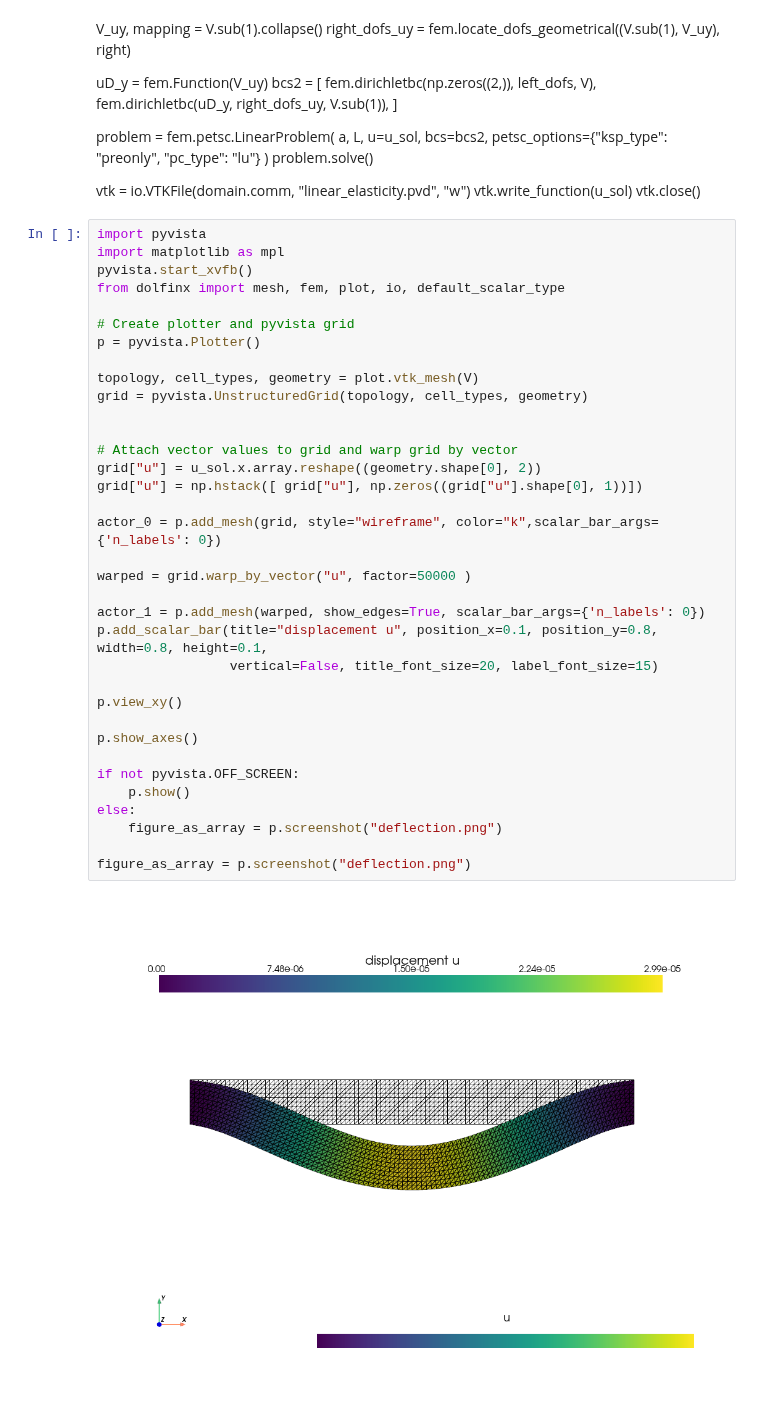
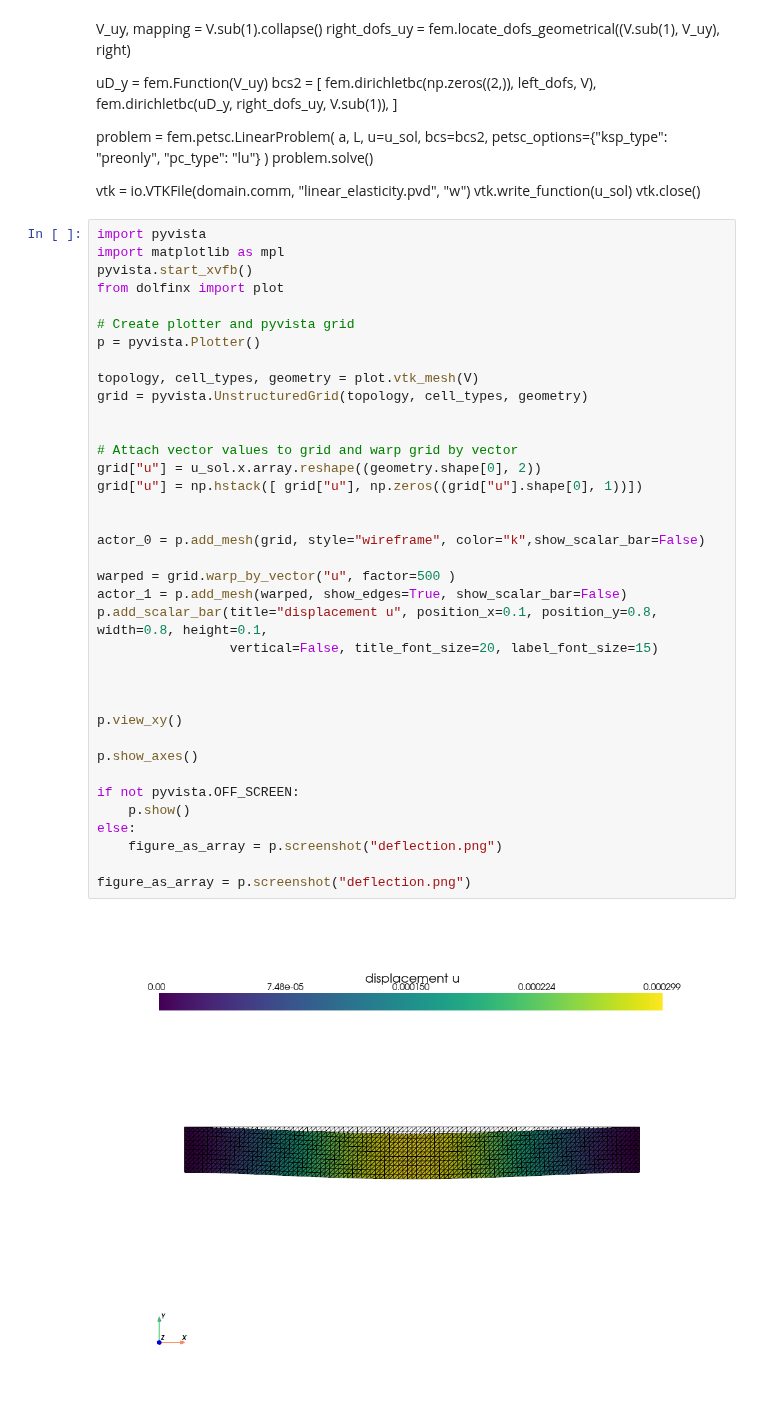
Before and after one commit to yanjun96/thermal_mechanics_fenicsx, a Jupyter notebook: mech_disc/linear_elasticity_jeremy.ipynb, the cells around one changed output. Cells and saved outputs as stored; diff of their text form.

Commit message:
plot bar

```diff
--- a/mech_disc/linear_elasticity_jeremy.ipynb
+++ b/mech_disc/linear_elasticity_jeremy.ipynb
@@ -132,36 +132,38 @@ vtk.close()
 import pyvista
 import matplotlib as mpl
 pyvista.start_xvfb()
-from dolfinx import mesh, fem, plot, io, default_scalar_type
+from dolfinx import plot
 
 # Create plotter and pyvista grid
 p = pyvista.Plotter()
 
 topology, cell_types, geometry = plot.vtk_mesh(V)
 grid = pyvista.UnstructuredGrid(topology, cell_types, geometry)
 
 
 # Attach vector values to grid and warp grid by vector
 grid["u"] = u_sol.x.array.reshape((geometry.shape[0], 2))
 grid["u"] = np.hstack([ grid["u"], np.zeros((grid["u"].shape[0], 1))])
 
-actor_0 = p.add_mesh(grid, style="wireframe", color="k",scalar_bar_args={'n_labels': 0})
 
-warped = grid.warp_by_vector("u", factor=50000 )
+actor_0 = p.add_mesh(grid, style="wireframe", color="k",show_scalar_bar=False)
 
-actor_1 = p.add_mesh(warped, show_edges=True, scalar_bar_args={'n_labels': 0})
+warped = grid.warp_by_vector("u", factor=500 )
+actor_1 = p.add_mesh(warped, show_edges=True, show_scalar_bar=False)
 p.add_scalar_bar(title="displacement u", position_x=0.1, position_y=0.8, width=0.8, height=0.1,
                  vertical=False, title_font_size=20, label_font_size=15)
+
+
 
 p.view_xy()
 
 p.show_axes()
 
 if not pyvista.OFF_SCREEN:
     p.show()
 else:
     figure_as_array = p.screenshot("deflection.png")
 
 figure_as_array = p.screenshot("deflection.png")
 # %% [output]
-[figure, old version]
+[figure, new version]
```
Also changed, not shown: parts of 1 cell of this notebook, 2 other files.
